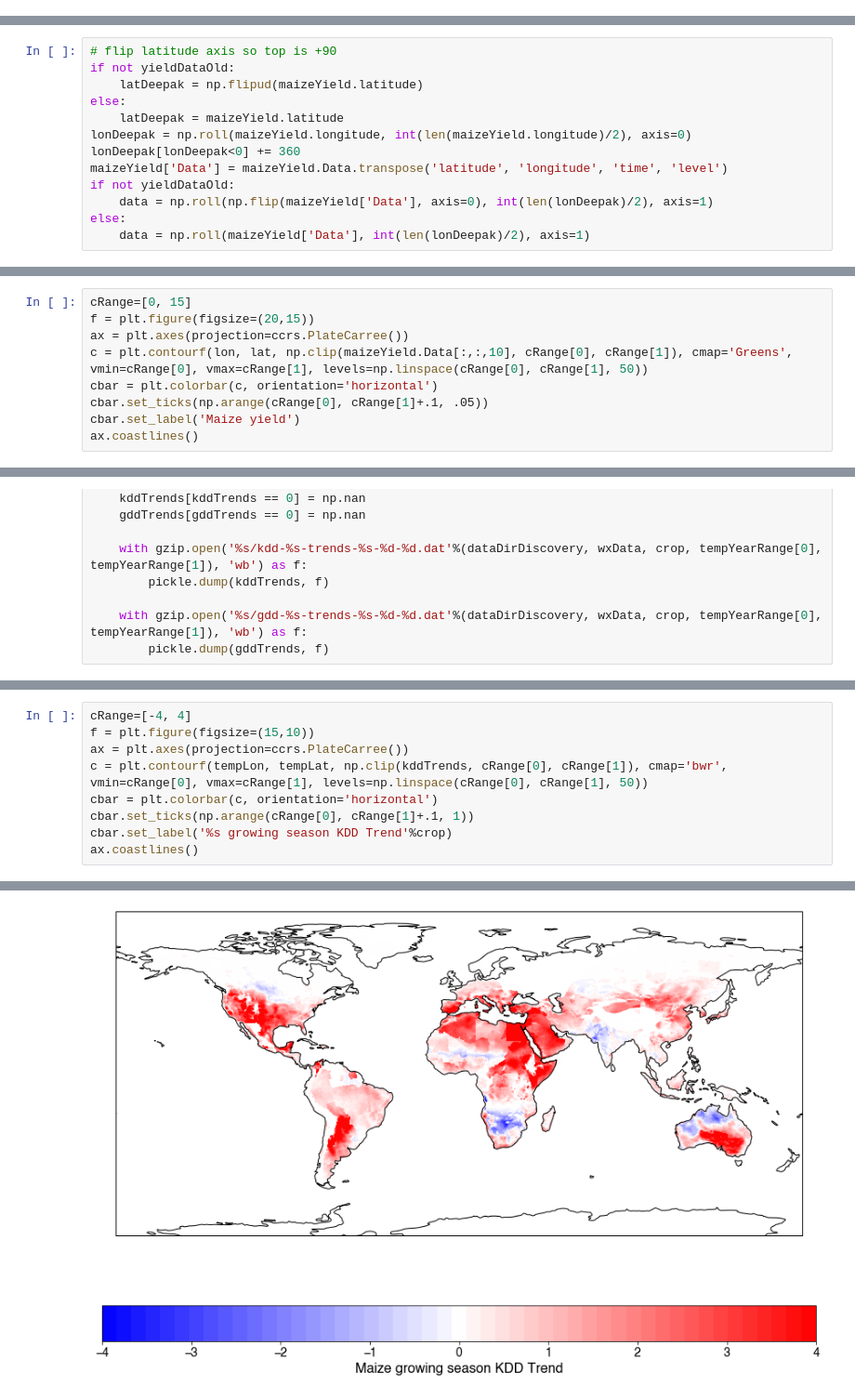
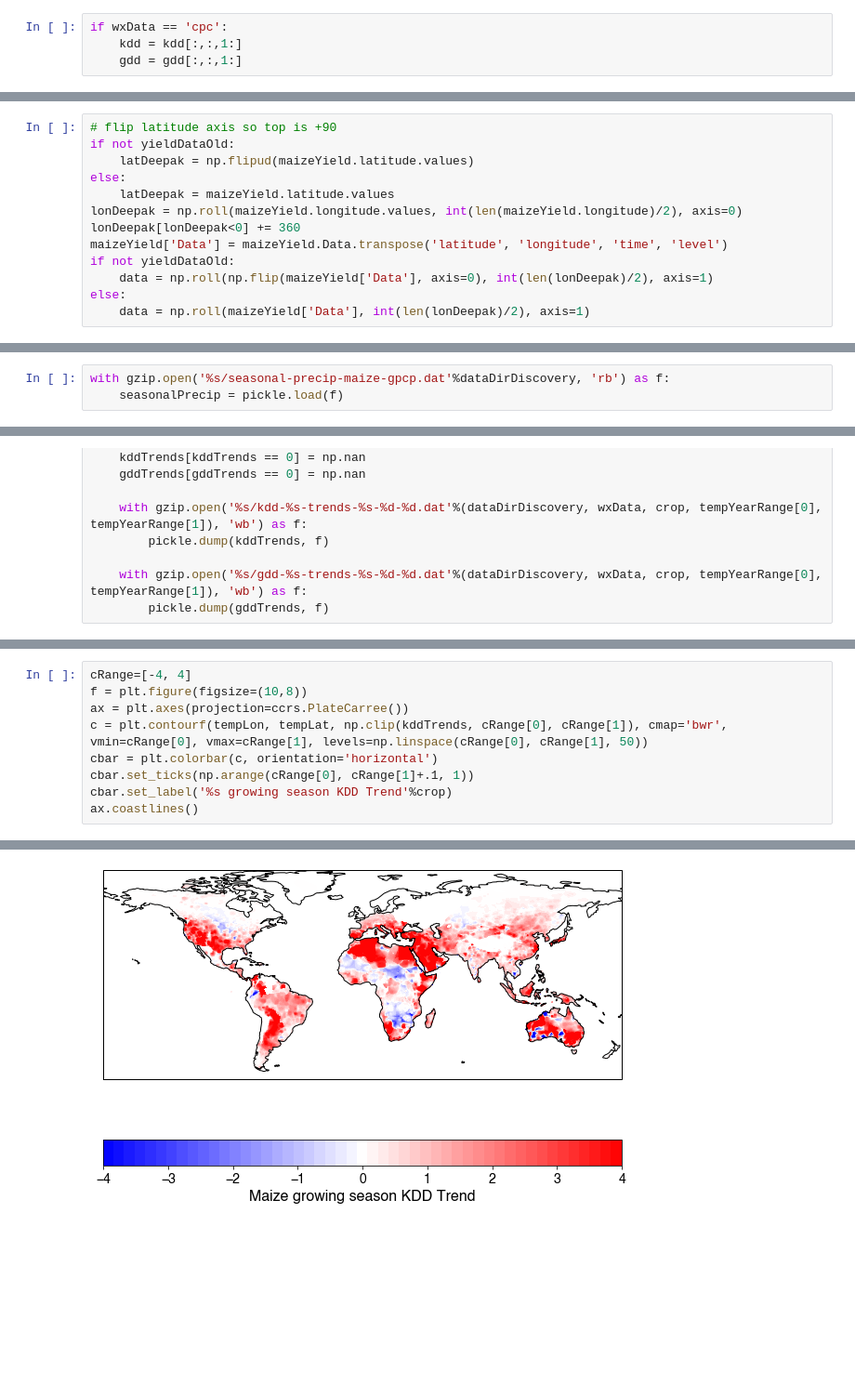
Before and after one commit to ecoffel/grad-research, a Jupyter notebook: 2020-ag-land-climate/ag_global_analysis.ipynb, the cells around one changed output, grey strips where cells are left out. Shown: that part at 93% size. Saved outputs shown, nothing was run; the diff lists cells and outputs as text; blank space fills up the shorter version.

```diff
--- a/2020-ag-land-climate/ag_global_analysis.ipynb
+++ b/2020-ag-land-climate/ag_global_analysis.ipynb
@@ -62,6 +90,10 @@ with gzip.open('%s/gdd-kdd-lat-%s.dat'%(dataDirDiscovery, wxData), 'rb') as f:
 
 with gzip.open('%s/gdd-kdd-lon-%s.dat'%(dataDirDiscovery, wxData), 'rb') as f:
     tempLon = pickle.load(f)
+# %%
+if wxData == 'cpc':
+    kdd = kdd[:,:,1:]
+    gdd = gdd[:,:,1:]
 # %%
 maizeYield = []
 for year in range(yieldYearRange[0],yieldYearRange[1]+1):
@@ -91,10 +123,10 @@ Data variables:
 # %%
 # flip latitude axis so top is +90
 if not yieldDataOld:
-    latDeepak = np.flipud(maizeYield.latitude)
+    latDeepak = np.flipud(maizeYield.latitude.values)
 else:
-    latDeepak = maizeYield.latitude
-lonDeepak = np.roll(maizeYield.longitude, int(len(maizeYield.longitude)/2), axis=0)
+    latDeepak = maizeYield.latitude.values
+lonDeepak = np.roll(maizeYield.longitude.values, int(len(maizeYield.longitude)/2), axis=0)
 lonDeepak[lonDeepak<0] += 360
 maizeYield['Data'] = maizeYield.Data.transpose('latitude', 'longitude', 'time', 'level')
 if not yieldDataOld:
@@ -105,12 +137,3 @@ else:
 maizeYield['latitude'] = latDeepak
 maizeYield['longitude'] = lonDeepak
 maizeYield['Data'] = (('latitude', 'longitude', 'time'), np.squeeze(data))
-# %%
-cRange=[0, 15]
-f = plt.figure(figsize=(20,15))
-ax = plt.axes(projection=ccrs.PlateCarree())
-c = plt.contourf(lon, lat, np.clip(maizeYield.Data[:,:,10], cRange[0], cRange[1]), cmap='Greens', vmin=cRange[0], vmax=cRange[1], levels=np.linspace(cRange[0], cRange[1], 50))
-cbar = plt.colorbar(c, orientation='horizontal')
-cbar.set_ticks(np.arange(cRange[0], cRange[1]+.1, .05))
-cbar.set_label('Maize yield')
-ax.coastlines()
@@ -120,6 +140,9 @@ ax.coastlines()
 # %%
 kdd = kdd[:, :, 0:maizeYield.Data.shape[2]]
 gdd = gdd[:, :, 0:maizeYield.Data.shape[2]]
+# %%
+with gzip.open('%s/seasonal-precip-maize-gpcp.dat'%dataDirDiscovery, 'rb') as f:
+    seasonalPrecip = pickle.load(f)
 # %%
 maizeTrends = np.full([len(latDeepak), len(lonDeepak)], np.nan)
 
@@ -182,12 +205,12 @@ ax.coastlines()
 # %%
 cRange=[-4, 4]
-f = plt.figure(figsize=(15,10))
+f = plt.figure(figsize=(10,8))
 ax = plt.axes(projection=ccrs.PlateCarree())
 c = plt.contourf(tempLon, tempLat, np.clip(kddTrends, cRange[0], cRange[1]), cmap='bwr', vmin=cRange[0], vmax=cRange[1], levels=np.linspace(cRange[0], cRange[1], 50))
 cbar = plt.colorbar(c, orientation='horizontal')
 cbar.set_ticks(np.arange(cRange[0], cRange[1]+.1, 1))
 cbar.set_label('%s growing season KDD Trend'%crop)
 ax.coastlines()
 # %% [output]
 <cartopy.mpl.feature_artist.FeatureArtist at 0x...>
-[figure, old version]
+[figure, new version]
```
Also changed, not shown: parts of 21 cells of this notebook, 6 other files.
